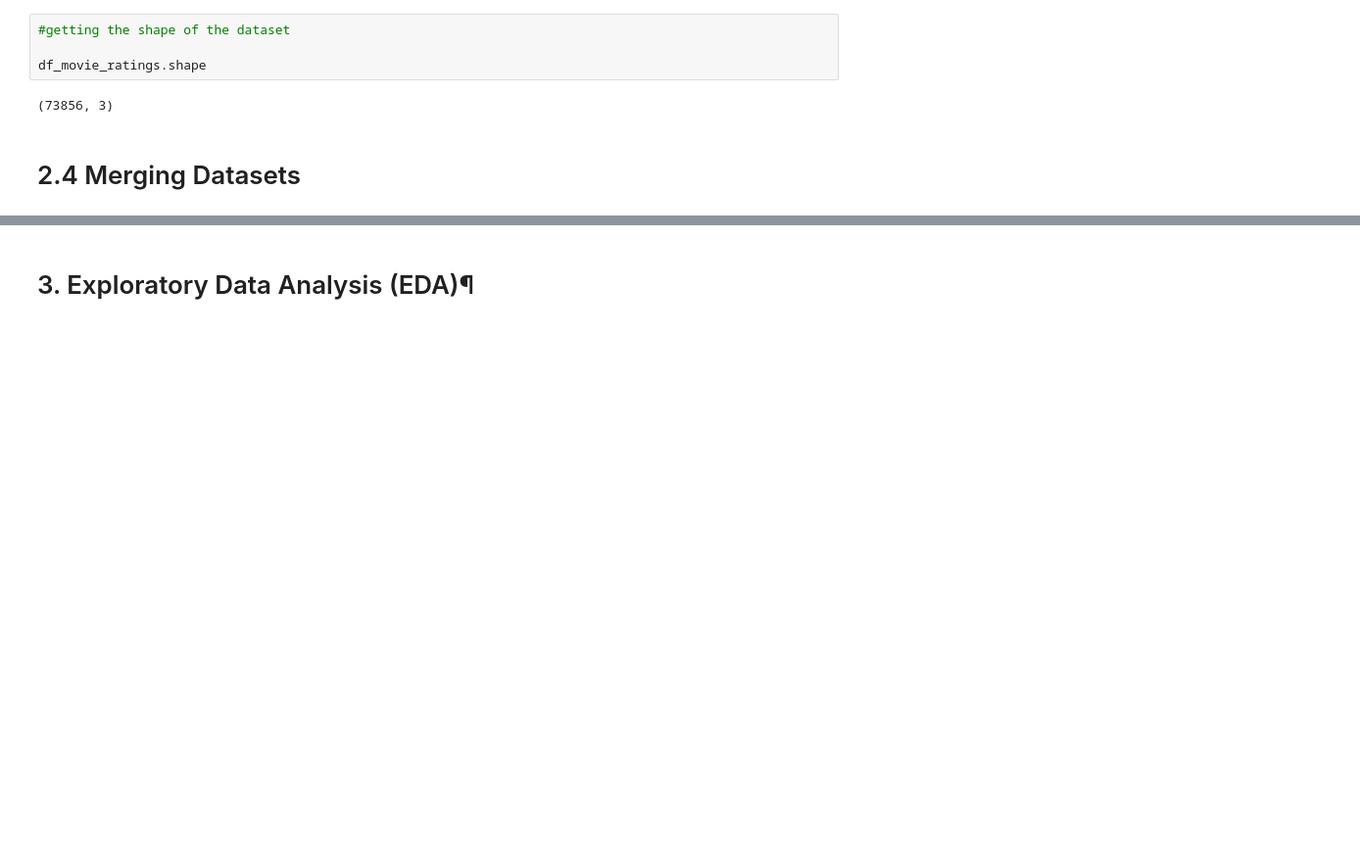
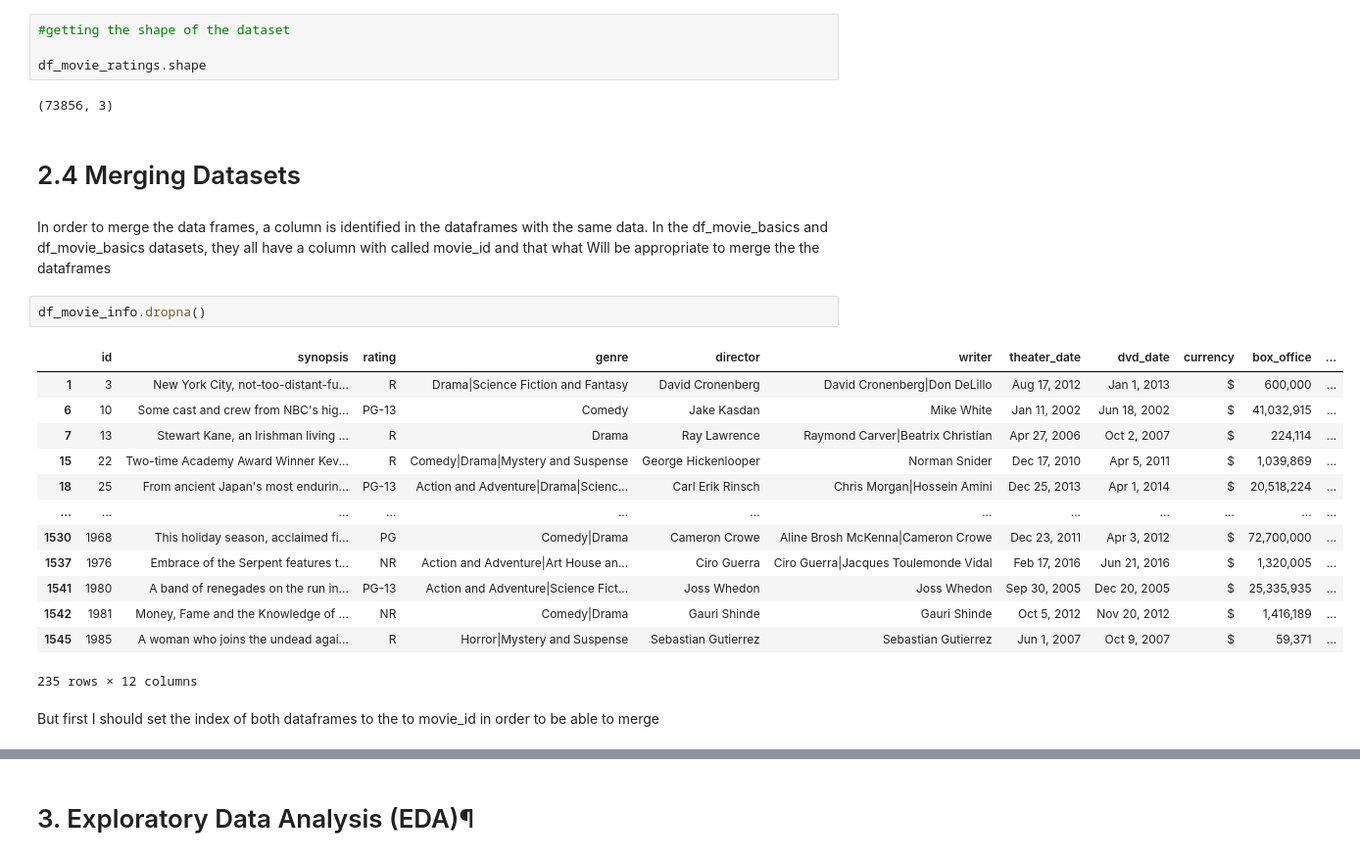
Before and after one commit to BrianKip035/dsc-phase-1-project-v2-4, a Jupyter notebook: student.ipynb, the cells around one changed output, grey strips where cells are left out. Shown: that part at 98% size. Cells and saved outputs as stored; diff of their text form; blank space fills up the shorter version.

Commit message:
merging data

```diff
--- a/student.ipynb
+++ b/student.ipynb
@@ -949,3 +956,25 @@ df_movie_ratings.shape
 (73856, 3)
 # %% [markdown]
 # 2.4 Merging Datasets
+# %% [markdown]
+In order to merge the data frames, a column is identified in the dataframes with the same data.
+In the df_movie_basics and  df_movie_basics datasets, they all have a column with called movie_id and that what Will be appropriate
+to merge the the dataframes
+# %%
+df_movie_info.dropna()
+# %% [output]
+|  | id | synopsis | rating | genre | director | writer | theater_date | dvd_date | currency | box_office | ... |
+| 1 | 3 | New York City, not-too-distant-fu... | R | Drama|Science Fiction and Fantasy | David Cronenberg | David Cronenberg|Don DeLillo | Aug 17, 2012 | Jan 1, 2013 | $ | 600,000 | ... |
+| 6 | 10 | Some cast and crew from NBC's hig... | PG-13 | Comedy | Jake Kasdan | Mike White | Jan 11, 2002 | Jun 18, 2002 | $ | 41,032,915 | ... |
+| 7 | 13 | Stewart Kane, an Irishman living ... | R | Drama | Ray Lawrence | Raymond Carver|Beatrix Christian | Apr 27, 2006 | Oct 2, 2007 | $ | 224,114 | ... |
+| 15 | 22 | Two-time Academy Award Winner Kev... | R | Comedy|Drama|Mystery and Suspense | George Hickenlooper | Norman Snider | Dec 17, 2010 | Apr 5, 2011 | $ | 1,039,869 | ... |
+| 18 | 25 | From ancient Japan's most endurin... | PG-13 | Action and Adventure|Drama|Scienc... | Carl Erik Rinsch | Chris Morgan|Hossein Amini | Dec 25, 2013 | Apr 1, 2014 | $ | 20,518,224 | ... |
+| ... | ... | ... | ... | ... | ... | ... | ... | ... | ... | ... | ... |
+| 1530 | 1968 | This holiday season, acclaimed fi... | PG | Comedy|Drama | Cameron Crowe | Aline Brosh McKenna|Cameron Crowe | Dec 23, 2011 | Apr 3, 2012 | $ | 72,700,000 | ... |
+| 1537 | 1976 | Embrace of the Serpent features t... | NR | Action and Adventure|Art House an... | Ciro Guerra | Ciro Guerra|Jacques Toulemonde Vidal | Feb 17, 2016 | Jun 21, 2016 | $ | 1,320,005 | ... |
+| 1541 | 1980 | A band of renegades on the run in... | PG-13 | Action and Adventure|Science Fict... | Joss Whedon | Joss Whedon | Sep 30, 2005 | Dec 20, 2005 | $ | 25,335,935 | ... |
+| 1542 | 1981 | Money, Fame and the Knowledge of ... | NR | Comedy|Drama | Gauri Shinde | Gauri Shinde | Oct 5, 2012 | Nov 20, 2012 | $ | 1,416,189 | ... |
+| 1545 | 1985 | A woman who joins the undead agai... | R | Horror|Mystery and Suspense | Sebastian Gutierrez | Sebastian Gutierrez | Jun 1, 2007 | Oct 9, 2007 | $ | 59,371 | ... |
+235 rows × 12 columns
+# %% [markdown]
+But first I should set the index of both dataframes to the to movie_id in order to be able to merge
```
Also changed, not shown: parts of 21 cells of this notebook.
